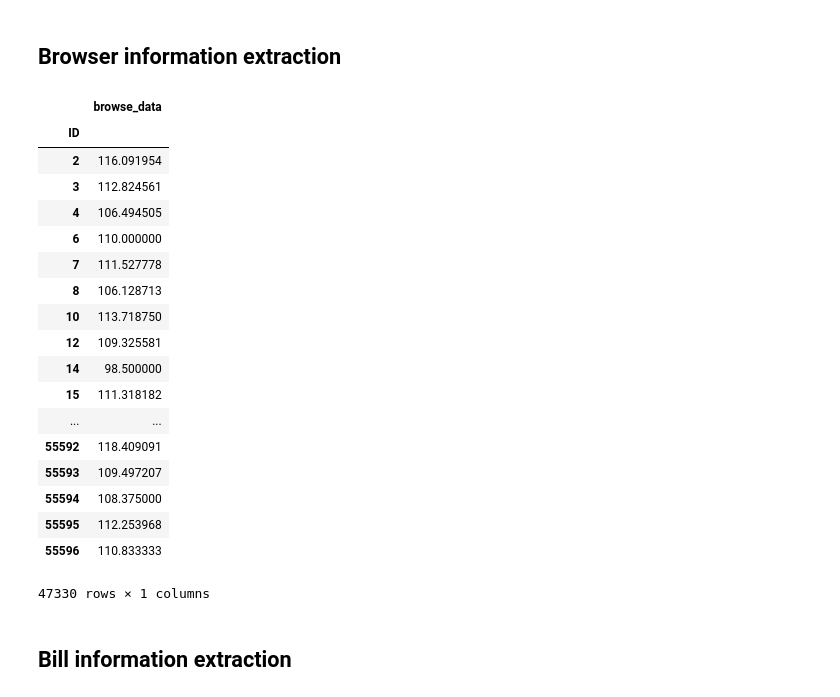
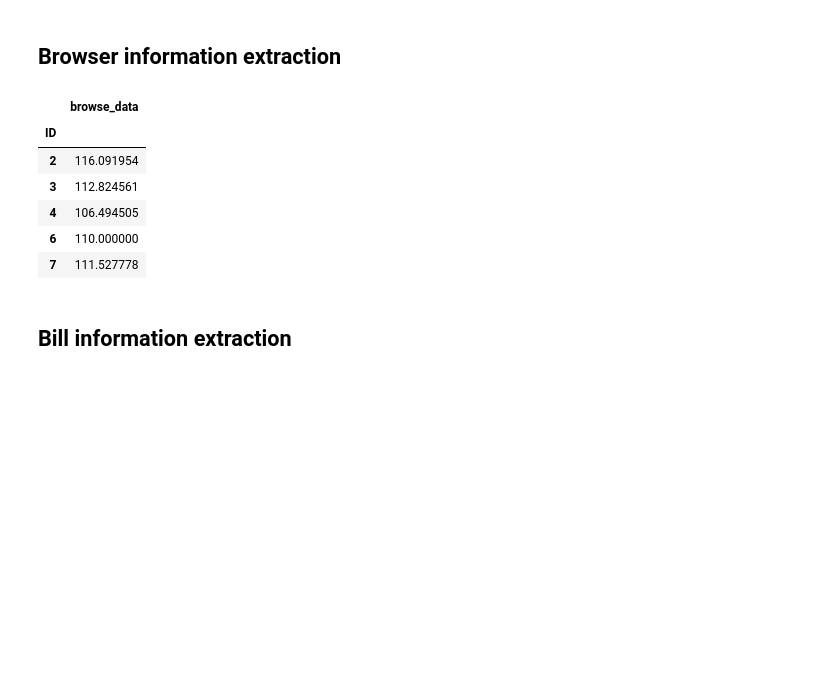
Before and after one commit to hadoop73/Credit, a Jupyter notebook: Business.ipynb, the cells around one changed output. Cells and saved outputs as stored; diff of their text form; code cells hidden in the pictures; blank space fills up the shorter version.

```diff
--- a/Business.ipynb
+++ b/Business.ipynb
@@ -140,27 +148,15 @@ data_bank.head()
 # %%
 data_browse = browse_history_train.loc[:, ['ID', 'browse_data']].groupby(['ID']).mean()
 # %%
-data_browse
+data_browse.head()
 # %% [output]
 |  | browse_data |
 | ID |  |
 | 2 | 116.091954 |
 | 3 | 112.824561 |
 | 4 | 106.494505 |
 | 6 | 110.000000 |
 | 7 | 111.527778 |
-| 8 | 106.128713 |
-| 10 | 113.718750 |
-| 12 | 109.325581 |
-| 14 | 98.500000 |
-| 15 | 111.318182 |
-| ... | ... |
-| 55592 | 118.409091 |
-| 55593 | 109.497207 |
-| 55594 | 108.375000 |
-| 55595 | 112.253968 |
-| 55596 | 110.833333 |
-47330 rows × 1 columns
 # %% [markdown]
 ## Bill information extraction
 # %%
```
Also changed, not shown: parts of 19 cells of this notebook.
